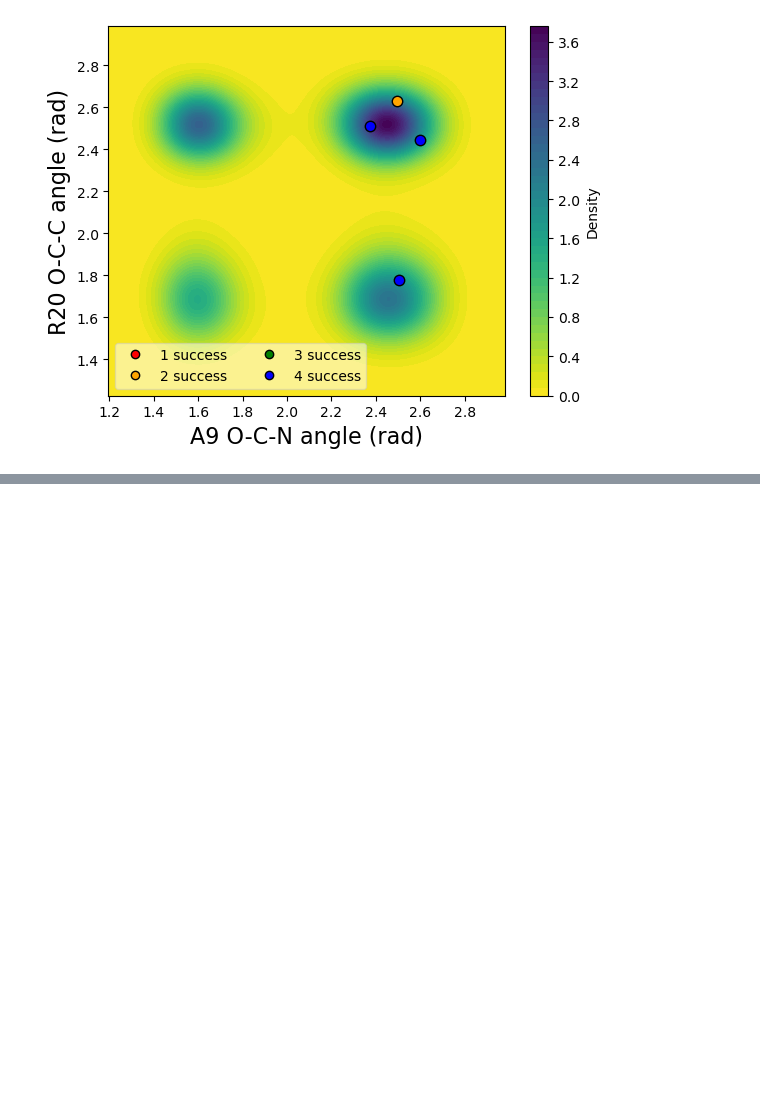
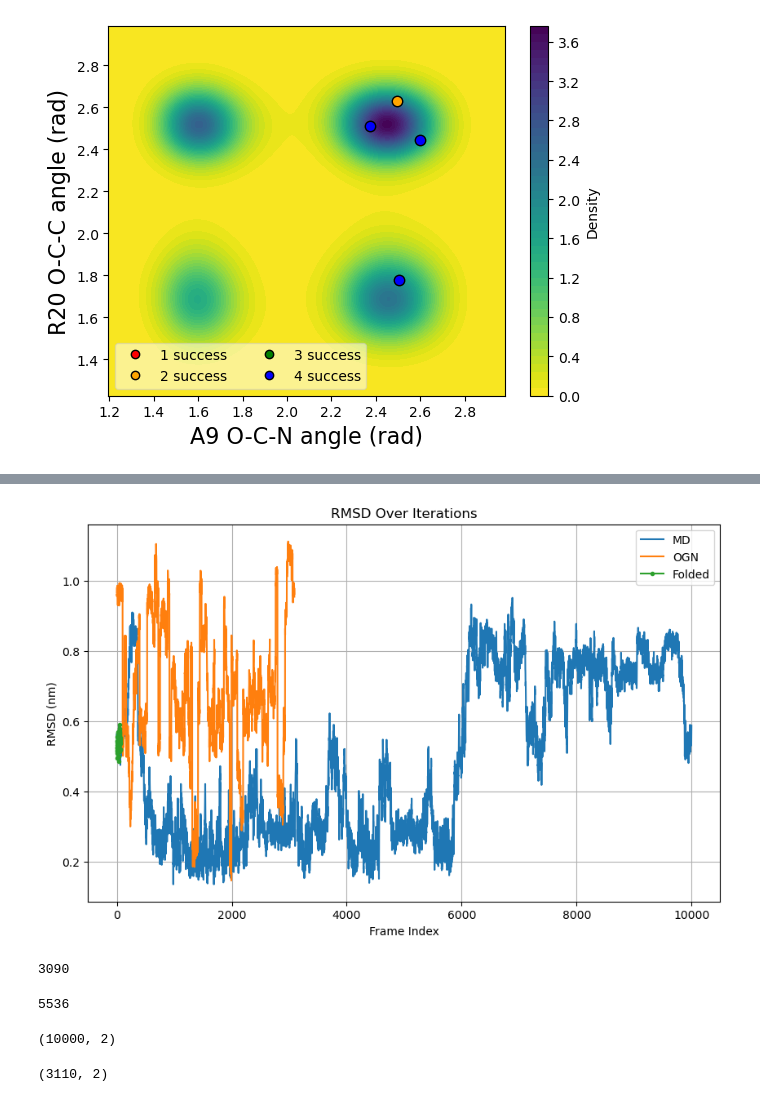
Before and after one commit to hoon-ock/landscape-search, a Jupyter notebook: realsys_analysis.ipynb, the cells around one changed output, grey strips where cells are left out. Saved outputs shown, nothing was run; the diff lists cells and outputs as text; code cells hidden in the pictures; blank space fills up the shorter version.

```diff
--- a/realsys_analysis.ipynb
+++ b/realsys_analysis.ipynb
@@ -326,0 +446,31 @@ plt.savefig(os.path.join(directory, 'ssir_ogn.png'),
+# %%
+# Plotting
+plt.figure(figsize=(10, 6))
+
+plt.plot(rmsd_md, label='MD')
+plt.plot(rmsd_ogn, label='OGN')
+plt.plot(rmsd_folded, marker='.', label='Folded')
+plt.xlabel('Frame Index')
+plt.ylabel('RMSD (nm)')
+plt.title('RMSD Over Iterations')
+plt.legend()
+plt.grid(True)
+plt.show()
+# %% [output]
+[figure, added]
+# %%
+len(traj_ogn)
+# %% [output]
+3090
+# %%
+traj_num
+# %% [output]
+5536
+# %%
+traj[15].shape
+# %% [output]
+(10000, 2)
+# %%
+all_traj_stacked.shape
+# %% [output]
+(3110, 2)
```
Also changed, not shown: parts of 16 cells of this notebook, 4 other files.
